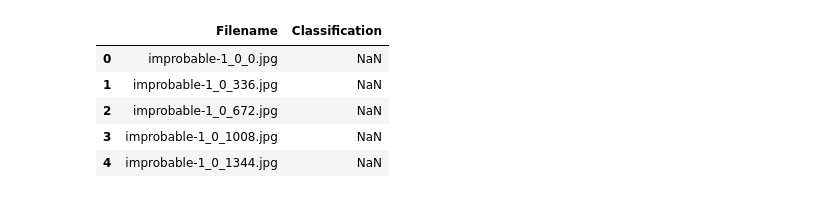
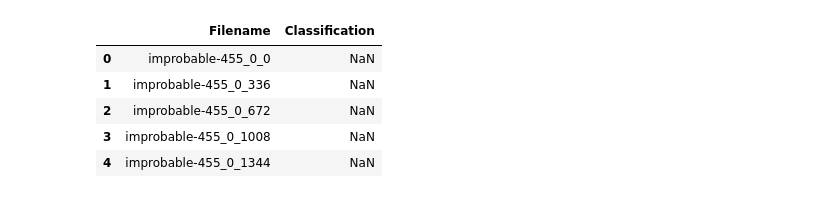
Before and after one commit to narslab/vis-inference, a Jupyter notebook: bin/jupyter/preprocess-conflict-tiles.ipynb, the cells around one changed output. Drawn from its saved outputs; the diff is of its cells as text; code cells hidden in the pictures.

```diff
--- a/bin/jupyter/preprocess-conflict-tiles.ipynb
+++ b/bin/jupyter/preprocess-conflict-tiles.ipynb
@@ -11,21 +14,23 @@ sys.path.append(os.path.abspath('../python'))
 from helpers import *
 # %%
 SEED = 100
-IMAGE_WIDTH_LIST = [189]#, 252, 336]
-ALL_TILES = '../../data/tidy/conflict-split-images/all_tiles/'
-PROCESSED_TILES_DIR = '../../data/tidy/conflict-split-images/preprocessed-tiles'
-TILES_ASSIGNMENT = '../../data/tidy/conflict-split-images/tiles_assignment.csv'
+IMAGE_WIDTH_LIST = [189, 252, 336]
+CONF_DIR = '../../data/tidy/conflict-detection/'
+ORIGINAL_TILES = os.path.join(CONF_DIR,'split-images/all_tiles/')
+CLASSIFIED_TILES_DIR = os.path.join(CONF_DIR, 'classified-tiles/')
+PREPROCESSED_TILES_DIR = os.path.join(CONF_DIR, 'preprocessed-tiles/')
+TILES_ASSIGNMENT = os.path.join(CONF_DIR, 'split-images/tiles_assignment.csv')
 # %%
-d = pd.read_csv(TILES_ASSIGNMENT)
+df1 = pd.read_csv(TILES_ASSIGNMENT)
-# %%
-d.head()
-# %% [output]
-|  | Filename | Classification |
-| 0 | improbable-1_0_0.jpg | NaN |
-| 1 | improbable-1_0_336.jpg | NaN |
-| 2 | improbable-1_0_672.jpg | NaN |
-| 3 | improbable-1_0_1008.jpg | NaN |
-| 4 | improbable-1_0_1344.jpg | NaN |
+# %%
+df1.head()
+# %% [output]
+|  | Filename | Classification |
+| 0 | improbable-455_0_0 | NaN |
+| 1 | improbable-455_0_336 | NaN |
+| 2 | improbable-455_0_672 | NaN |
+| 3 | improbable-455_0_1008 | NaN |
+| 4 | improbable-455_0_1344 | NaN |
 # %%
 def assign_sample_tiles(unassigned_tiles_path):
     """Randomly classifies tiles as 'c'(conflict) or 'n'(no conflict)"""
```
Also changed, not shown: parts of 14 cells of this notebook, 1 other file.
